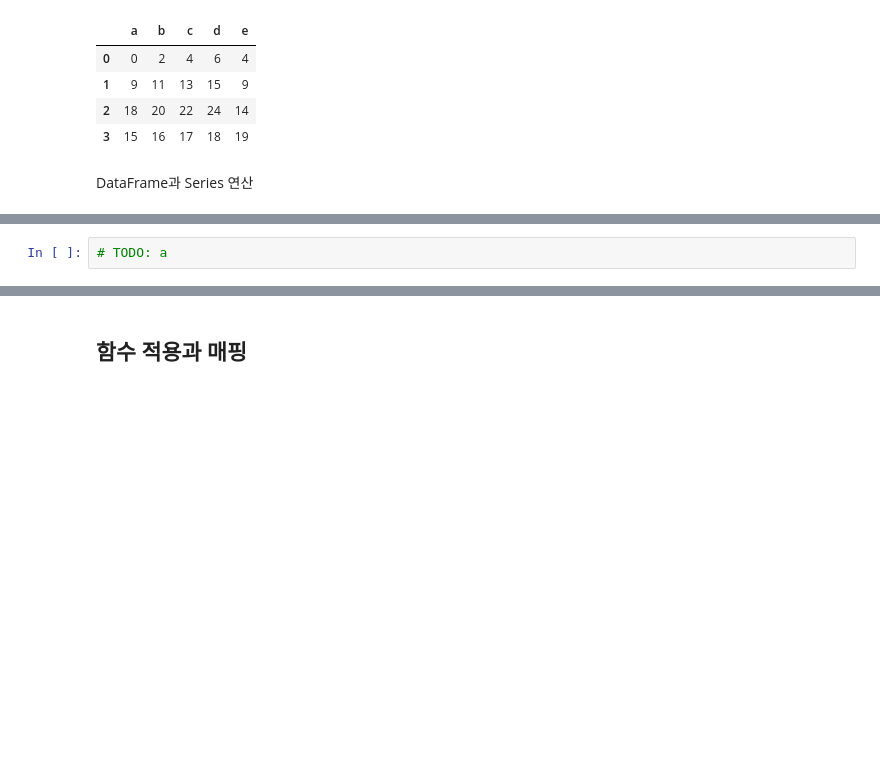
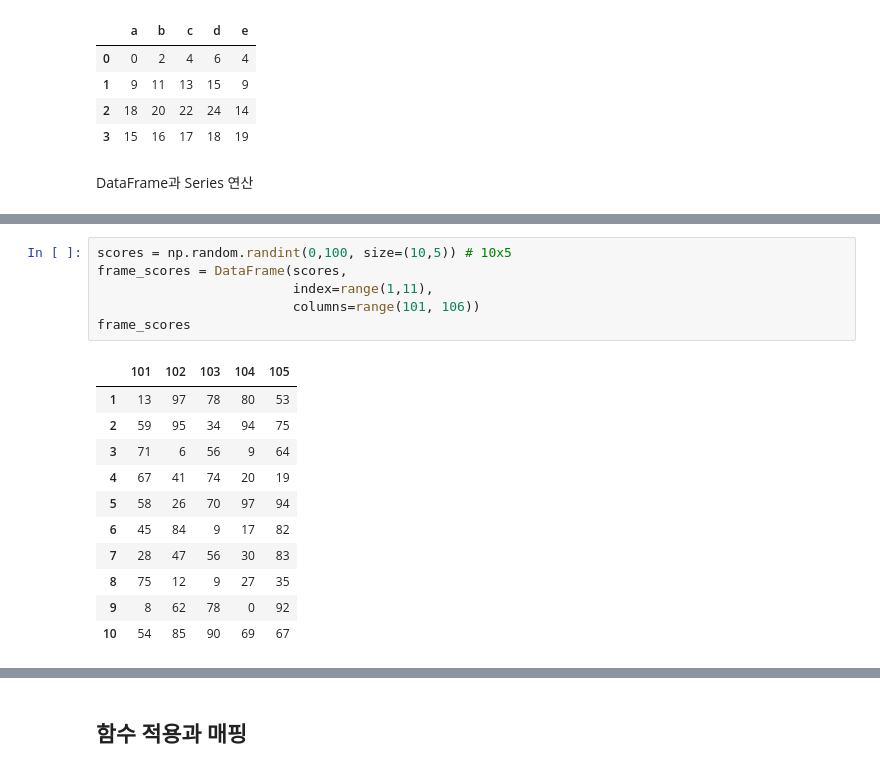
Before and after one commit to lseongjoo/bigpy, a Jupyter notebook: pandas.ipynb, the cells around one changed output, grey strips where cells are left out. Drawn from its saved outputs; the diff is of its cells as text; blank space fills up the shorter version.

```diff
--- a/pandas.ipynb
+++ b/pandas.ipynb
@@ -1161,5 +1327,21 @@ frame.sub(series3, axis=0)
 a. 과목코드 102의 성적이 잘못 매겨졌다. 전체 10명의 학생은 재채점 결과에 따라 각각 [-10,10] 범위의 임의 점수가 현재 점수에 반영되도록 한다.
 
 b. 과목 점수 재조정 시, 점수가 음수가 되거나, 100을 초과하지 않도록 하시오.
-# %%
-# TODO: a
+# %%
+scores = np.random.randint(0,100, size=(10,5)) # 10x5
+frame_scores = DataFrame(scores,
+                         index=range(1,11),
+                         columns=range(101, 106))
+frame_scores
+# %% [output]
+|  | 101 | 102 | 103 | 104 | 105 |
+| 1 | 13 | 97 | 78 | 80 | 53 |
+| 2 | 59 | 95 | 34 | 94 | 75 |
+| 3 | 71 | 6 | 56 | 9 | 64 |
+| 4 | 67 | 41 | 74 | 20 | 19 |
+| 5 | 58 | 26 | 70 | 97 | 94 |
+| 6 | 45 | 84 | 9 | 17 | 82 |
+| 7 | 28 | 47 | 56 | 30 | 83 |
+| 8 | 75 | 12 | 9 | 27 | 35 |
+| 9 | 8 | 62 | 78 | 0 | 92 |
+| 10 | 54 | 85 | 90 | 69 | 67 |
```
Also changed, not shown: parts of 77 cells of this notebook, 4 other files.
